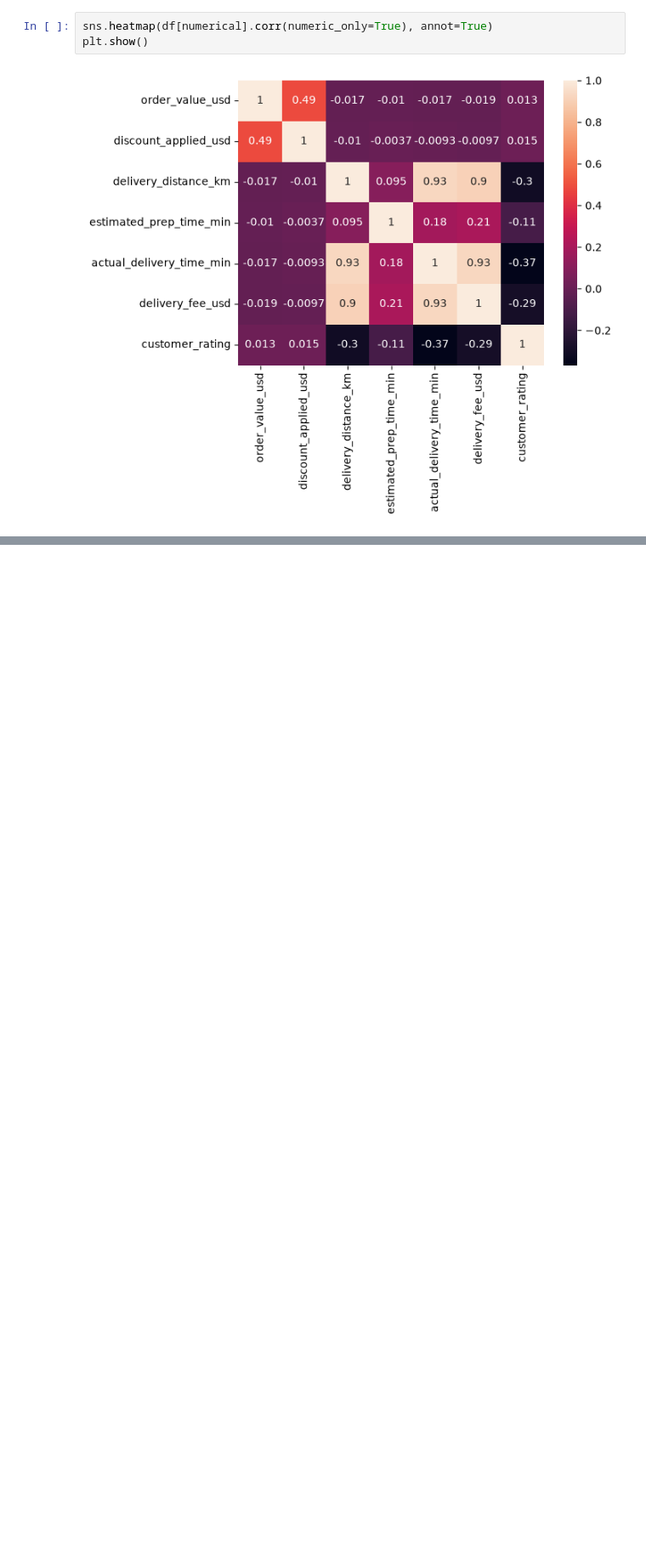
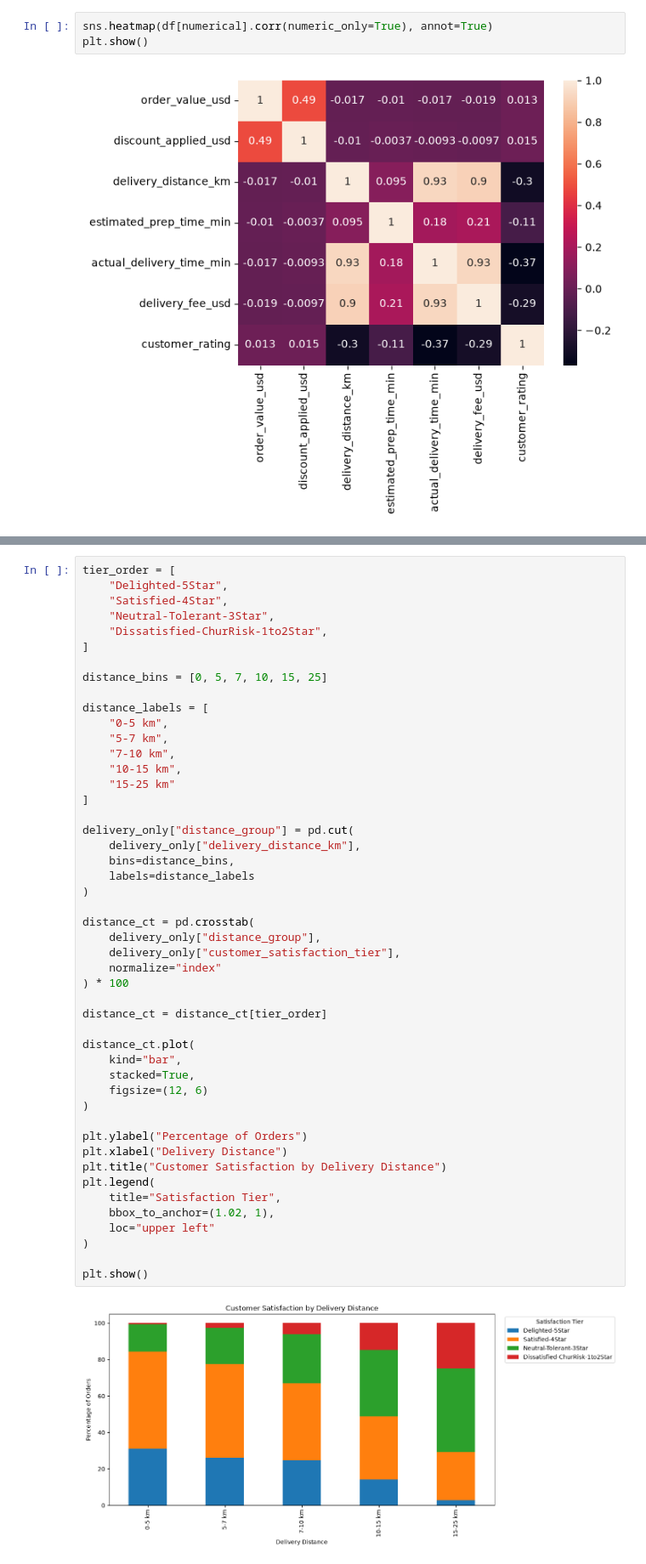
Before and after one commit to emorozo2006/global-food-delivery-eda, a Jupyter notebook: notebooks/notebook.ipynb, the cells around one changed output, grey strips where cells are left out. Shown at 85% size. Saved outputs shown, nothing was run; the diff lists cells and outputs as text; blank space fills up the shorter version.

```diff
--- a/notebooks/notebook.ipynb
+++ b/notebooks/notebook.ipynb
@@ -324,0 +345,50 @@ plt.show()
+# %%
+tier_order = [
+    "Delighted-5Star",
+    "Satisfied-4Star",
+    "Neutral-Tolerant-3Star",
+    "Dissatisfied-ChurRisk-1to2Star",
+]
+
+distance_bins = [0, 5, 7, 10, 15, 25]
+
+distance_labels = [
+    "0-5 km",
+    "5-7 km",
+    "7-10 km",
+    "10-15 km",
+    "15-25 km"
+]
+
+delivery_only["distance_group"] = pd.cut(
+    delivery_only["delivery_distance_km"],
+    bins=distance_bins,
+    labels=distance_labels
+)
+
+distance_ct = pd.crosstab(
+    delivery_only["distance_group"],
+    delivery_only["customer_satisfaction_tier"],
+    normalize="index"
+) * 100
+
+distance_ct = distance_ct[tier_order]
+
+distance_ct.plot(
+    kind="bar",
+    stacked=True,
+    figsize=(12, 6)
+)
+
+plt.ylabel("Percentage of Orders")
+plt.xlabel("Delivery Distance")
+plt.title("Customer Satisfaction by Delivery Distance")
+plt.legend(
+    title="Satisfaction Tier",
+    bbox_to_anchor=(1.02, 1),
+    loc="upper left"
+)
+
+plt.show()
+# %% [output]
+[figure, added]
```
Also changed, not shown: parts of 15 cells of this notebook.
